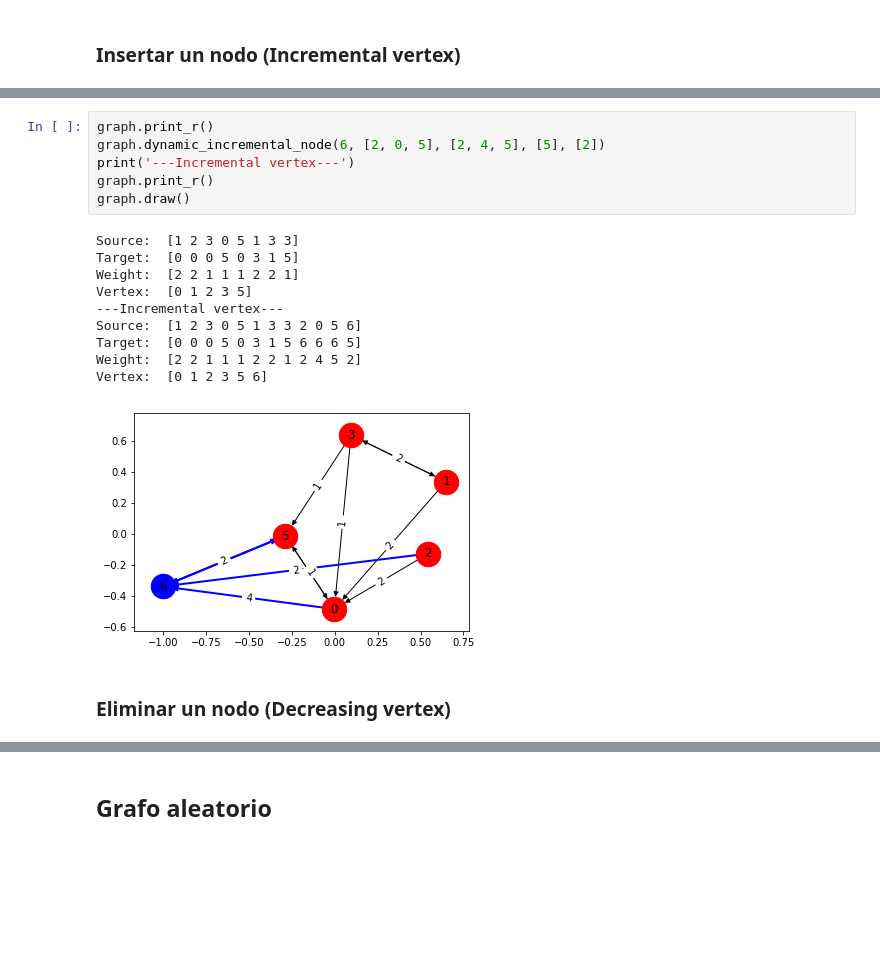
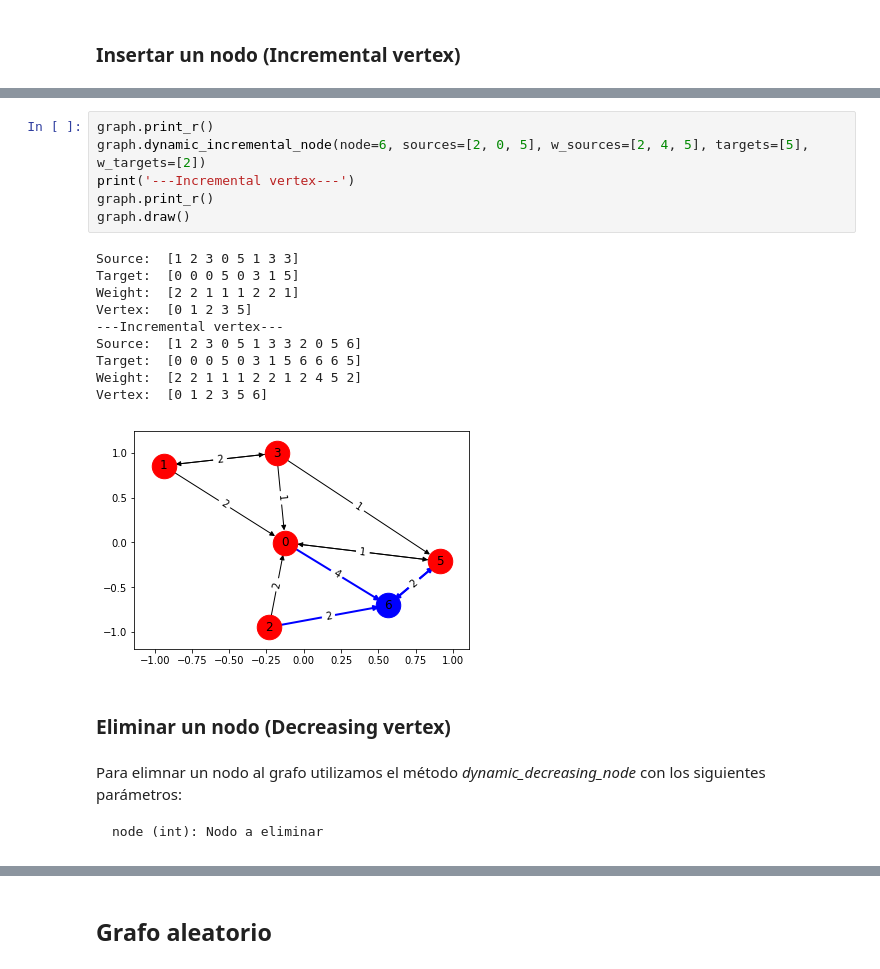
Before and after one commit to arturoverbel/graph_presentation, a Jupyter notebook: GraphIntro.ipynb, the cells around one changed output, grey strips where cells are left out. Saved outputs shown, nothing was run; the diff lists cells and outputs as text; blank space fills up the shorter version.

Commit message:
Ready Graph Intro

```diff
--- a/GraphIntro.ipynb
+++ b/GraphIntro.ipynb
@@ -51,21 +86,25 @@ graph.draw(with_weight=False)
 # %%
 graph.print_r()
-graph.dynamic_incremental_node(6, [2, 0, 5], [2, 4, 5], [5], [2])
+graph.dynamic_incremental_node(node=6, sources=[2, 0, 5], w_sources=[2, 4, 5], targets=[5], w_targets=[2])
 print('---Incremental vertex---')
 graph.print_r()
 graph.draw()
 # %% [output]
 Source:  [1 2 3 0 5 1 3 3]
 Target:  [0 0 0 5 0 3 1 5]
 Weight:  [2 2 1 1 1 2 2 1]
 Vertex:  [0 1 2 3 5]
 ---Incremental vertex---
 Source:  [1 2 3 0 5 1 3 3 2 0 5 6]
 Target:  [0 0 0 5 0 3 1 5 6 6 6 5]
 Weight:  [2 2 1 1 1 2 2 1 2 4 5 2]
 Vertex:  [0 1 2 3 5 6]
-[figure, old version]
+[figure, new version]
 # %% [markdown]
 ### Eliminar un nodo (Decreasing vertex)
+# %% [markdown]
+Para elimnar un nodo al grafo utilizamos el método *dynamic_decreasing_node* con los siguientes parámetros:
+
+    node (int): Nodo a eliminar
 # %%
 graph.print_r()
```
Also changed, not shown: parts of 29 cells of this notebook, 2 other files.
